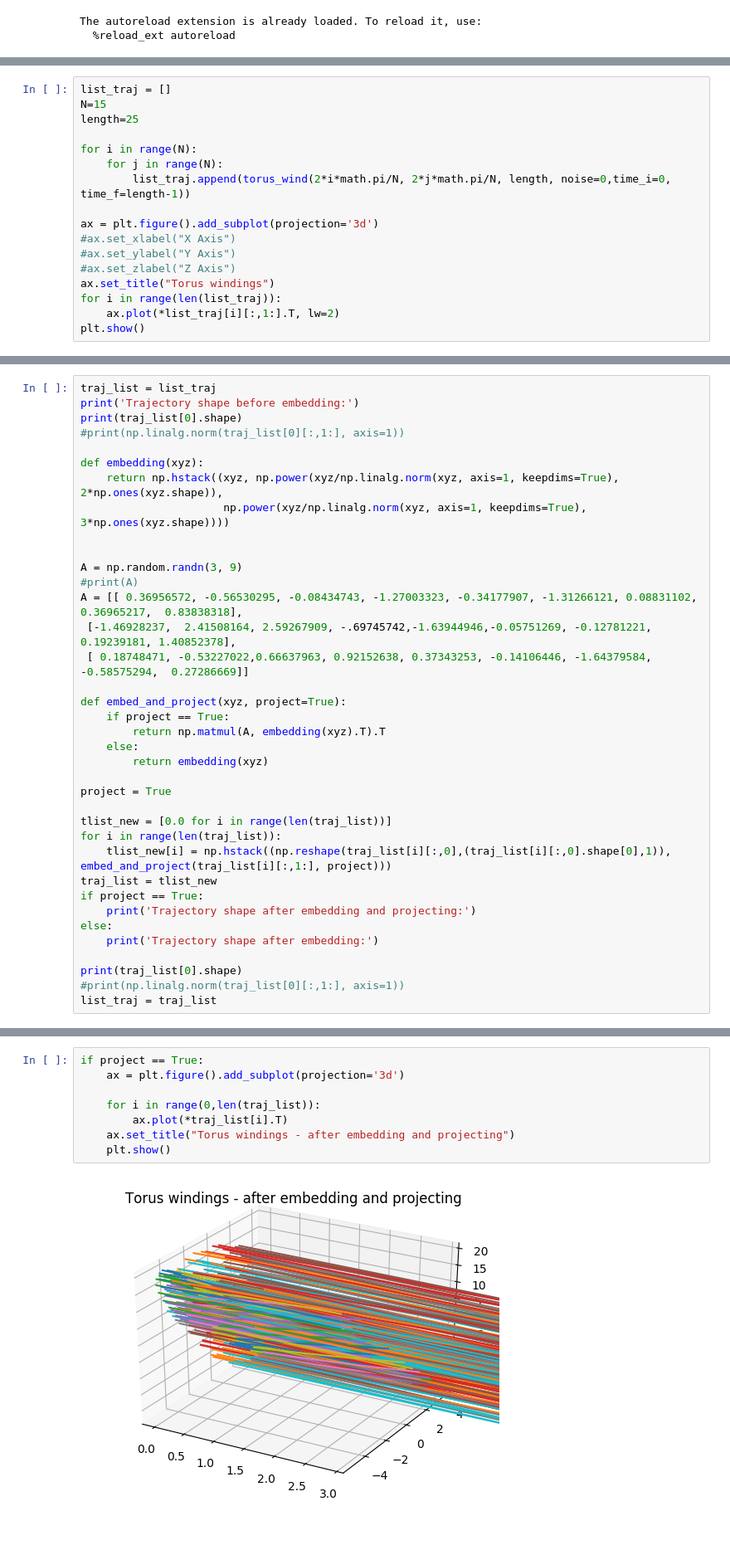
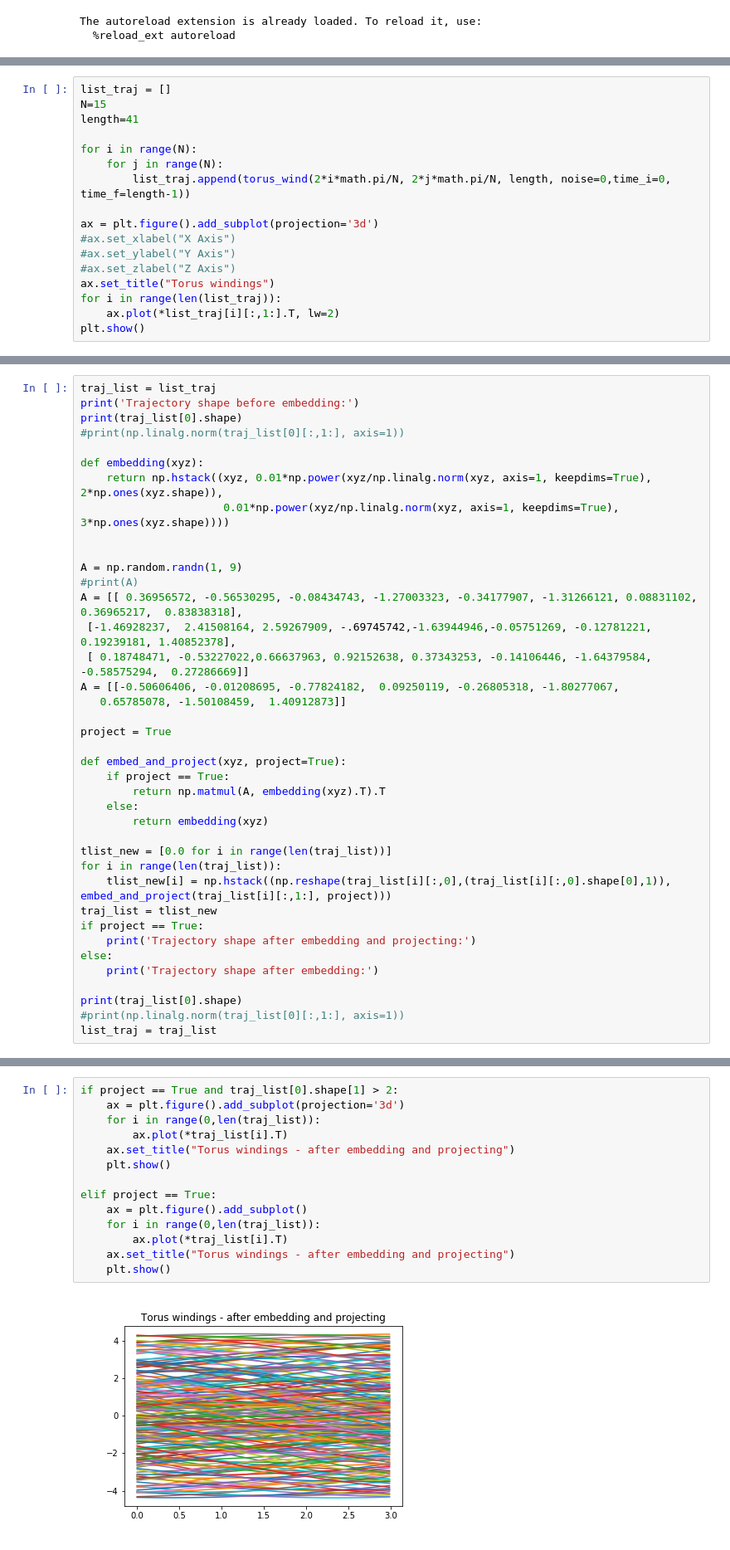
Before and after one commit to Mishalassif/Traj2Phase, a Jupyter notebook: examples/torus/torus_winding_hd.ipynb, the cells around one changed output, grey strips where cells are left out. Shown at 83% size. Cells and saved outputs as stored; diff of their text form; blank space fills up the shorter version.

Commit message:
Torus winding len 40 test failed

```diff
--- a/examples/torus/torus_winding_hd.ipynb
+++ b/examples/torus/torus_winding_hd.ipynb
@@ -32,7 +32,7 @@ def torus_wind(theta, phi, length=10, noise=False, sigma=0.05, time_i=0, time_f=
 # %%
 list_traj = []
 N=15
-length=25
+length=41
 
 for i in range(N):
     for j in range(N):
@@ -55,23 +55,25 @@ print(traj_list[0].shape)
 #print(np.linalg.norm(traj_list[0][:,1:], axis=1))
 
 def embedding(xyz):
-    return np.hstack((xyz, np.power(xyz/np.linalg.norm(xyz, axis=1, keepdims=True), 2*np.ones(xyz.shape)),
-                      np.power(xyz/np.linalg.norm(xyz, axis=1, keepdims=True), 3*np.ones(xyz.shape))))
+    return np.hstack((xyz, 0.01*np.power(xyz/np.linalg.norm(xyz, axis=1, keepdims=True), 2*np.ones(xyz.shape)),
+                      0.01*np.power(xyz/np.linalg.norm(xyz, axis=1, keepdims=True), 3*np.ones(xyz.shape))))
 
 
-A = np.random.randn(3, 9)
+A = np.random.randn(1, 9)
 #print(A)
 A = [[ 0.36956572, -0.56530295, -0.08434743, -1.27003323, -0.34177907, -1.31266121, 0.08831102,  0.36965217,  0.83838318],
  [-1.46928237,  2.41508164, 2.59267909, -.69745742,-1.63944946,-0.05751269, -0.12781221,  0.19239181, 1.40852378],
  [ 0.18748471, -0.53227022,0.66637963, 0.92152638, 0.37343253, -0.14106446, -1.64379584, -0.58575294,  0.27286669]]
+A = [[-0.50606406, -0.01208695, -0.77824182,  0.09250119, -0.26805318, -1.80277067,
+   0.65785078, -1.50108459,  1.40912873]]
+
+project = True
 
 def embed_and_project(xyz, project=True):
     if project == True:
         return np.matmul(A, embedding(xyz).T).T
     else:
         return embedding(xyz)
-
-project = True
 
 tlist_new = [0.0 for i in range(len(traj_list))]
 for i in range(len(traj_list)):
@@ -93,13 +95,19 @@ Trajectory shape after embedding and projecting:
 # %%
-if project == True:
+if project == True and traj_list[0].shape[1] > 2:
     ax = plt.figure().add_subplot(projection='3d')
-
     for i in range(0,len(traj_list)):
         ax.plot(*traj_list[i].T)
     ax.set_title("Torus windings - after embedding and projecting")
     plt.show()
+
+elif project == True:
+    ax = plt.figure().add_subplot()
+    for i in range(0,len(traj_list)):
+        ax.plot(*traj_list[i].T)
+    ax.set_title("Torus windings - after embedding and projecting")
+    plt.show()
 # %% [output]
-[figure, old version]
+[figure, new version]
 # %%
 t2s = Traj2Sim()
 
```
Also changed, not shown: parts of 4 cells of this notebook, 1 other file.
